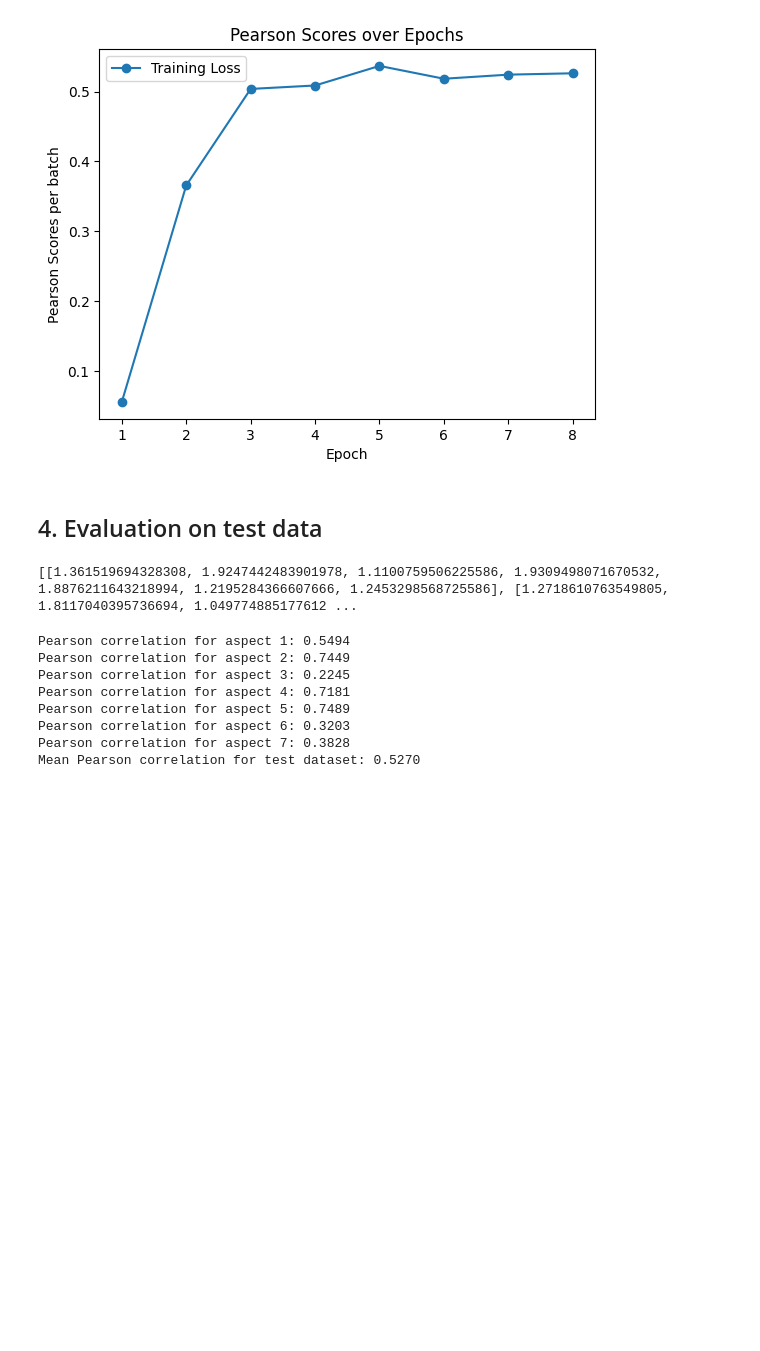
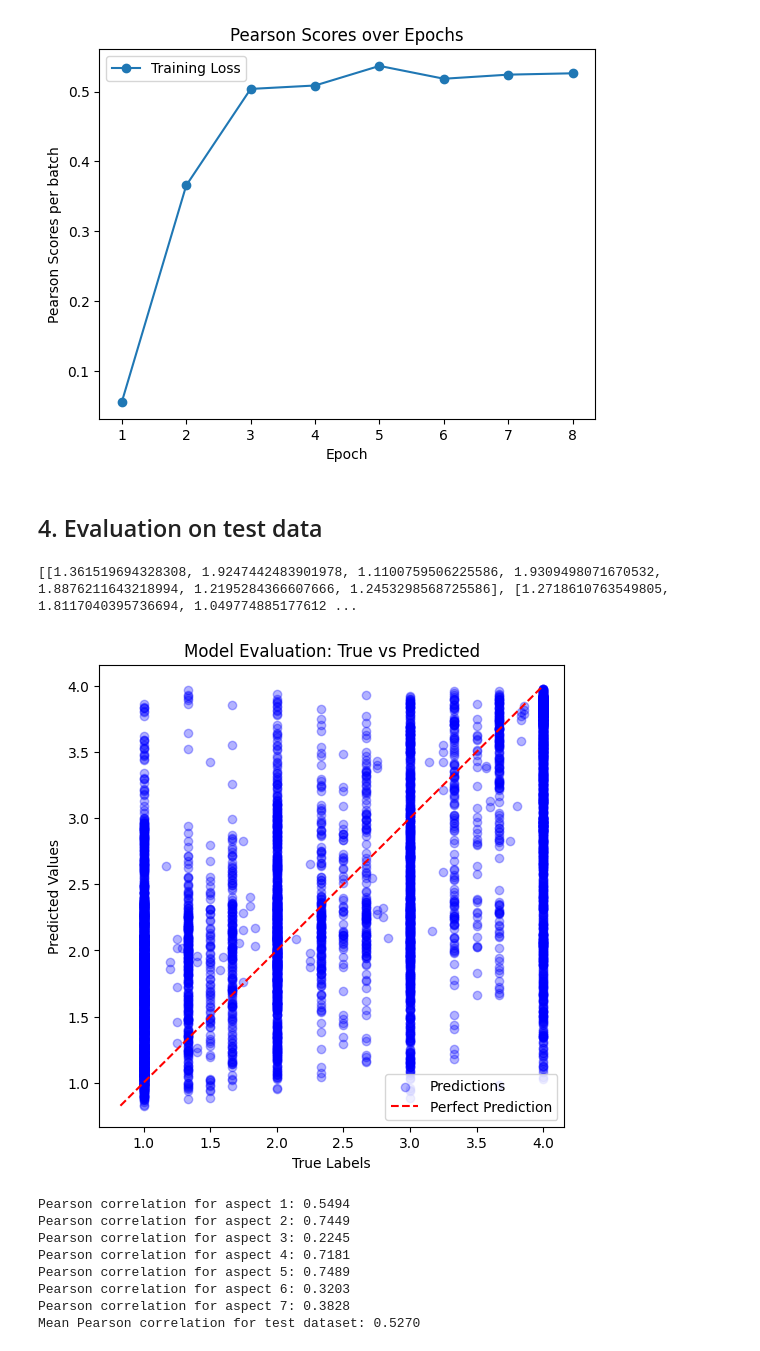
Before and after one commit to nowshintabassum/Multilingual-News-Article-Similarity, a Jupyter notebook: Bert_Multilingual.ipynb, the cells around one changed output. Saved outputs shown, nothing was run; the diff lists cells and outputs as text; code cells hidden in the pictures; blank space fills up the shorter version.

Commit message:
Bert_Multilingual.ipynb --> Added comment to explain the functionality and added a scatter plot.
Bert_Multilingual_Enriched_Datafile --> New file added

```diff
--- a/Bert_Multilingual.ipynb
+++ b/Bert_Multilingual.ipynb
@@ -70,6 +70,8 @@ torch.backends.cudnn.deterministic = True
+# %%
+training_dataFilePath = "/content/drive/MyDrive/training_data.csv"
 # %%
 #Reading csv file using pandas from gogole drive location
-training_data = pd.read_csv('training_data.csv')
+training_data = pd.read_csv(training_dataFilePath)
 training_data = training_data.dropna() #Removing null rows from training data frame.
 training_data
 # %% [output]
@@ -350,16 +370,51 @@ def predict(model, data_loader):
       overall_true.append(y)
 
   return overall_pred, overall_true
-# %%
-test_data = pd.read_csv('testing_set.csv')
-test_data = test_data[test_data['lang1']==test_data['lang2']]
-test_data = test_data.rename(columns={'text_1': 'merge1', 'text_2': 'merge2'})
-test_data_loader = get_data_loader(test_data,False)
-
-model.load_state_dict(torch.load("BERT_Multilingual_0.25_overall_loss.pth"), strict=False)
-model.to(device)
-test_pred_overall, test_true_overall = predict(model, test_data_loader)
-print(test_pred_overall)
-# %% [output]
-[[1.361519694328308, 1.9247442483901978, 1.1100759506225586, 1.9309498071670532, 1.8876211643218994, 1.2195284366607666, 1.2453298568725586], [1.2718610763549805, 1.8117040395736694, 1.049774885177612 ...
+# %%
+# Loading the test data
+test_data = pd.read_csv('/content/drive/MyDrive/testing_set.csv')
+test_data = test_data[test_data['lang1']==test_data['lang2']] # Filtering rows where lang1 == lang2
+# Preprocessing the test data
+test_data = test_data.rename(columns={'text_1': 'merge1', 'text_2': 'merge2'})
+# Createing DataLoader for the test dataset
+test_data_loader = get_data_loader(test_data,False)
+# Loading the model weights
+model.load_state_dict(torch.load("BERT_Multilingual_0.25_overall_loss.pth"), strict=False)
+model.to(device)
+# Get predictions on the test dataset
+test_pred_overall, test_true_overall = predict(model, test_data_loader)
+print(test_pred_overall)
+
+
+
+# Converting lists to NumPy arrays for indexing
+test_pred_overall = np.array(test_pred_overall)
+test_true_overall = np.array(test_true_overall)
+
+# Calculating Pearson correlations for each aspect
+pearson_correlations = calculate_pearson_per_aspect(test_pred_overall, test_true_overall)
+import matplotlib.pyplot as plt
+import numpy as np
+
+# Createing scatter plot
+plt.figure(figsize=(6, 6))
+plt.scatter(test_true_overall, test_pred_overall, alpha=0.3, color='b', label='Predictions')
+
+# Plot a line for perfect predictions (y = x)
+min_val = min(test_true_overall.min(), test_pred_overall.min())
+max_val = max(test_true_overall.max(), test_pred_overall.max())
+plt.plot([min_val, max_val], [min_val, max_val], color='red', linestyle='--', label='Perfect Prediction')
+
+
+# Adding labels and title
+plt.xlabel('True Labels')
+plt.ylabel('Predicted Values')
+plt.title('Model Evaluation: True vs Predicted')
+plt.legend()
+
+# Show plot
+plt.show()
+# %% [output]
+[[1.361519694328308, 1.9247442483901978, 1.1100759506225586, 1.9309498071670532, 1.8876211643218994, 1.2195284366607666, 1.2453298568725586], [1.2718610763549805, 1.8117040395736694, 1.049774885177612 ...
+[figure, added]
 # %%
```
Also changed, not shown: parts of 18 cells of this notebook, 1 other file.
